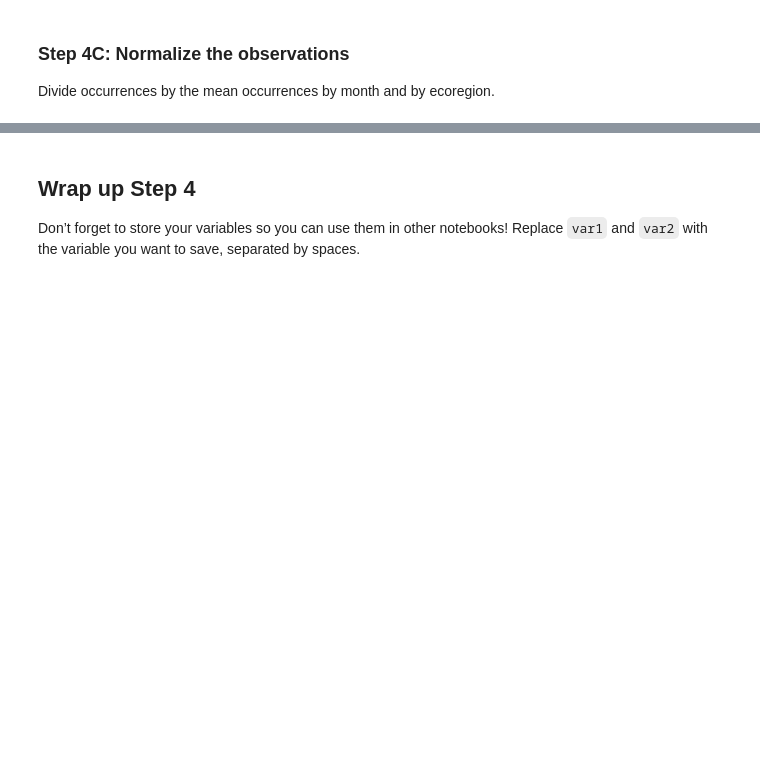
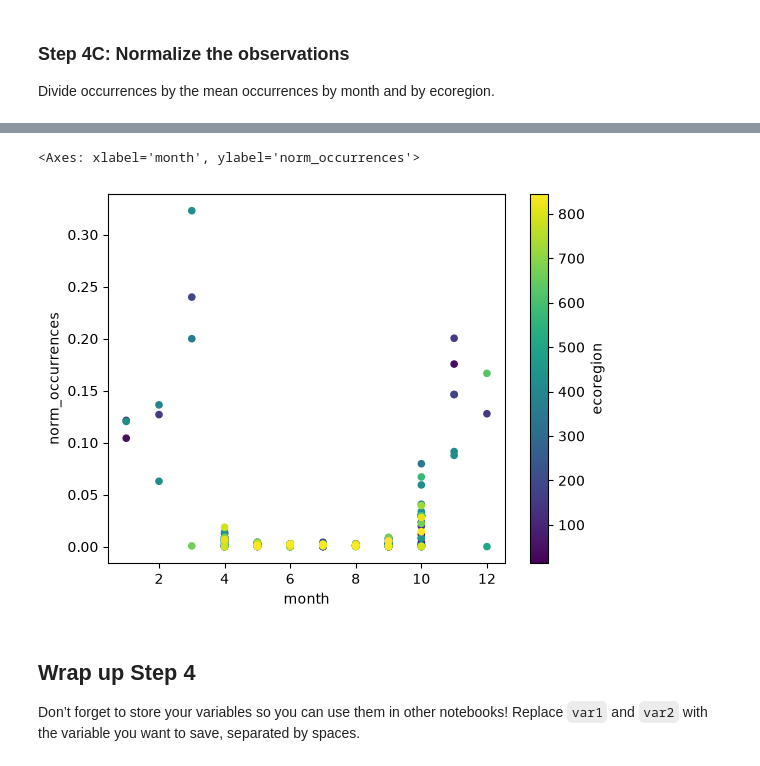
Before and after one commit to AdeliaHoneywood/02-migration-fall-template, a Jupyter notebook: notebooks/03-migration-normalize.ipynb, the cells around one changed output, grey strips where cells are left out. Drawn from its saved outputs; the diff is of its cells as text; code cells hidden in the pictures; blank space fills up the shorter version.

```diff
--- a/notebooks/03-migration-normalize.ipynb
+++ b/notebooks/03-migration-normalize.ipynb
@@ -139,3 +200,12 @@ occurrence_df
+# %%
+occurrence_df.reset_index().plot.scatter(
+    x = 'month',
+    y = 'norm_occurrences',
+    c = 'ecoregion'
+)
+# %% [output]
+<Axes: xlabel='month', ylabel='norm_occurrences'>
+[figure, added]
 # %% [markdown]
 ## Wrap up Step 4
 
```
Also changed, not shown: parts of 8 cells of this notebook, 1 other file.
